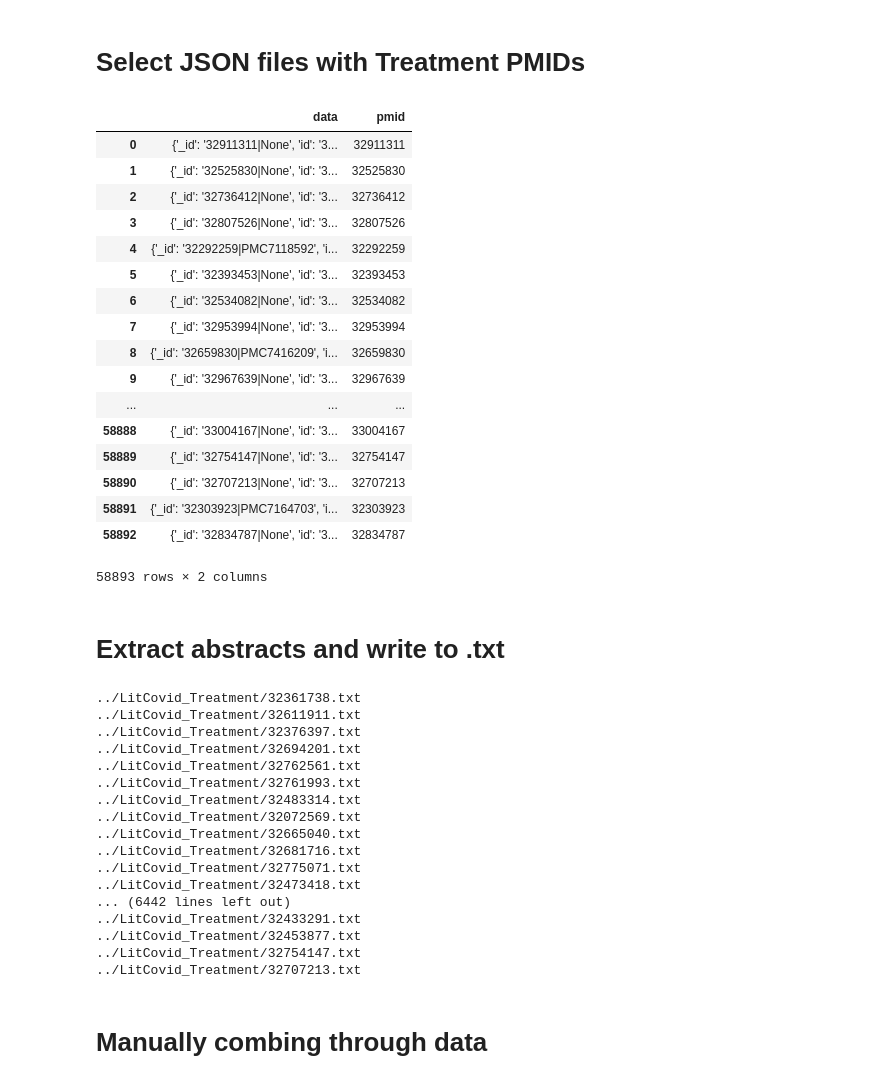
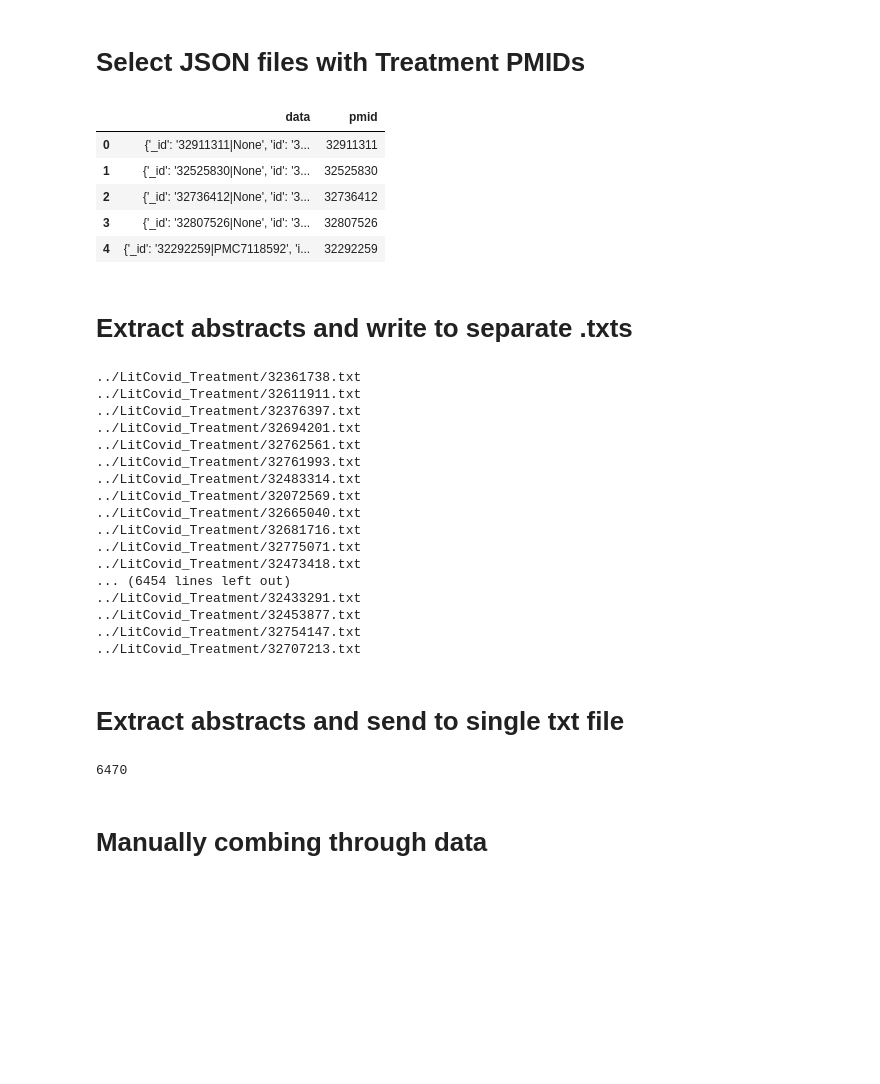
Before and after one commit to dr-haoliu/PICOElementMapProject, a Jupyter notebook: Treatment PMIDs.ipynb, the cells around one changed output. Drawn from its saved outputs; the diff is of its cells as text; code cells hidden in the pictures; blank space fills up the shorter version.

```diff
--- a/Treatment PMIDs.ipynb
+++ b/Treatment PMIDs.ipynb
@@ -41,32 +43,20 @@ df = df.T
 # %%
 #get pmids
 df.columns= ["data"]
 df["pmid"] = [df.iloc[i].values[0].get("pmid") if type(df.iloc[i].values[0]) == dict else df.iloc[i].values[0] for i in range(df.shape[0])]
-df
+df.head()
 # %% [output]
 |  | data | pmid |
 | 0 | {'_id': '32911311|None', 'id': '3... | 32911311 |
 | 1 | {'_id': '32525830|None', 'id': '3... | 32525830 |
 | 2 | {'_id': '32736412|None', 'id': '3... | 32736412 |
 | 3 | {'_id': '32807526|None', 'id': '3... | 32807526 |
 | 4 | {'_id': '32292259|PMC7118592', 'i... | 32292259 |
-| 5 | {'_id': '32393453|None', 'id': '3... | 32393453 |
-| 6 | {'_id': '32534082|None', 'id': '3... | 32534082 |
-| 7 | {'_id': '32953994|None', 'id': '3... | 32953994 |
-| 8 | {'_id': '32659830|PMC7416209', 'i... | 32659830 |
-| 9 | {'_id': '32967639|None', 'id': '3... | 32967639 |
-| ... | ... | ... |
-| 58888 | {'_id': '33004167|None', 'id': '3... | 33004167 |
-| 58889 | {'_id': '32754147|None', 'id': '3... | 32754147 |
-| 58890 | {'_id': '32707213|None', 'id': '3... | 32707213 |
-| 58891 | {'_id': '32303923|PMC7164703', 'i... | 32303923 |
-| 58892 | {'_id': '32834787|None', 'id': '3... | 32834787 |
-58893 rows × 2 columns
 # %%
 #get treatment pmids
 treatment_pmids = df[df.pmid.isin(treatment.pmid.values)]
 # %% [markdown]
-# Extract abstracts and write to .txt
+# Extract abstracts and write to separate .txts
 # %%
 #save txt files to folder
 folder = "../LitCovid_Treatment/"
@@ -77,7 +67,12 @@ for i in range(treatment_pmids.shape[0]):
 
     #get abstract text
     passages = treatment_pmids.data.iloc[i].get("passages")
-    text = [passages[i].get("text") for i in range(1, len(passages)) if (passages[i].get("infons").get("type")) in ["abstract", "Abstract", "ABSTRACT"]]
+
+    #no headers:
+    #text = [passages[i].get("text") for i in range(1, len(passages)) if (passages[i].get("infons").get("type")) in ["abstract", "Abstract", "ABSTRACT"]]
+
+    #headers:
+    text = [passages[i].get("text") for i in range(1, len(passages)) if (passages[i].get("infons").get("section")) in ["abstract", "Abstract", "ABSTRACT"]]
 
     #write to file only if data is valid
     if len(text) > 0 and text != ['']:
@@ -98,11 +93,44 @@ for i in range(treatment_pmids.shape[0]):
 ../LitCovid_Treatment/32681716.txt
 ../LitCovid_Treatment/32775071.txt
 ../LitCovid_Treatment/32473418.txt
-... (6442 lines left out)
+... (6454 lines left out)
 ../LitCovid_Treatment/32433291.txt
 ../LitCovid_Treatment/32453877.txt
 ../LitCovid_Treatment/32754147.txt
 ../LitCovid_Treatment/32707213.txt
+# %% [markdown]
+# Extract abstracts and send to single txt file
+# %%
+#open txt file
+file = "LitCovid_sent_classification.txt"
+f = open(file, "w")
+
+count = 0
+
+#iterate through pmids
+for i in range(treatment_pmids.shape[0]):
+    #get abstract text
+    passages = treatment_pmids.data.iloc[i].get("passages")
+
+    #no headers
+    #text = [passages[i].get("text") for i in range(1, len(passages)) if (passages[i].get("infons").get("type")) in ["abstract", "Abstract", "ABSTRACT"]]
+
+    #headers
+    text = [passages[i].get("text") for i in range(1, len(passages)) if (passages[i].get("infons").get("section")) in ["abstract", "Abstract", "ABSTRACT"]]
+
+    #format section titles
+    formatted = [t.upper() + ": " if len(t.split()) == 1 else t for t in text]
+
+    #write to file only if data is valid
+    if len(text) > 0 and text != ['']:
+        text.insert(0, "{} | ".format(treatment_pmids.pmid.iloc[i]))
+        f.write(" ".join(text) + "\n")
+        count +=1
+
+f.close()
+print(count)
+# %% [output]
+6470
 # %% [markdown]
 # Manually combing through data
 # %%
```
Also changed, not shown: parts of 9 cells of this notebook, 5 other files.
